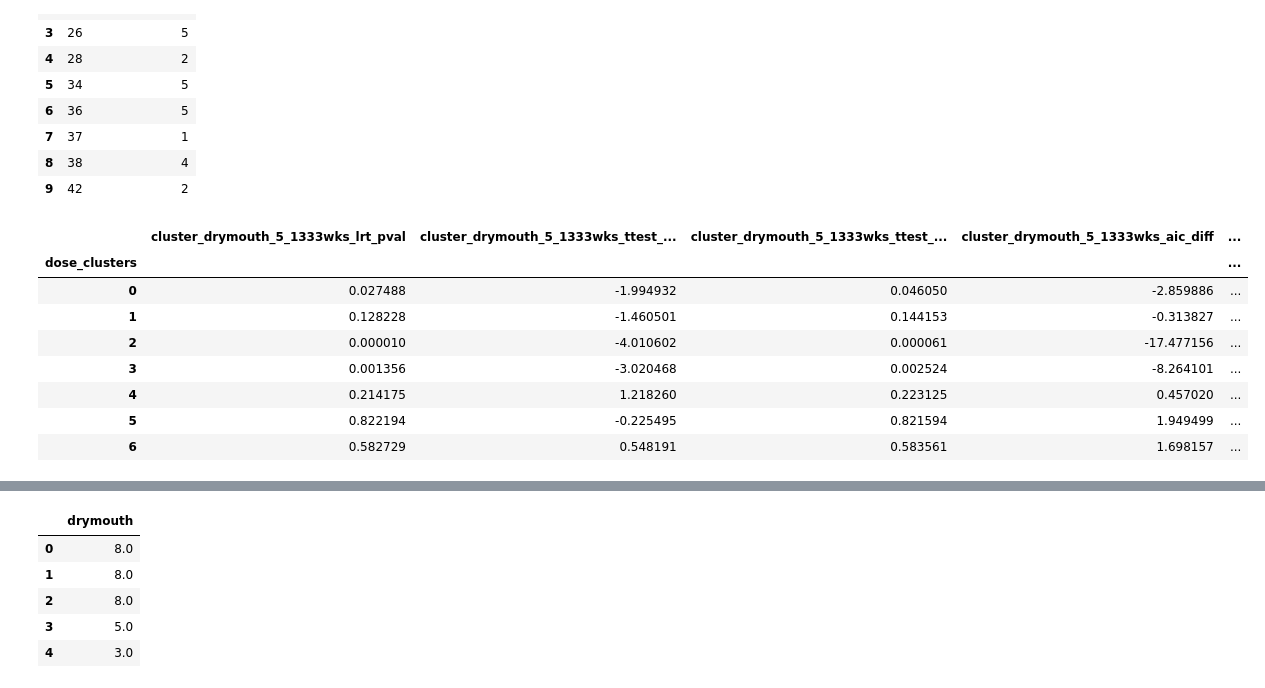
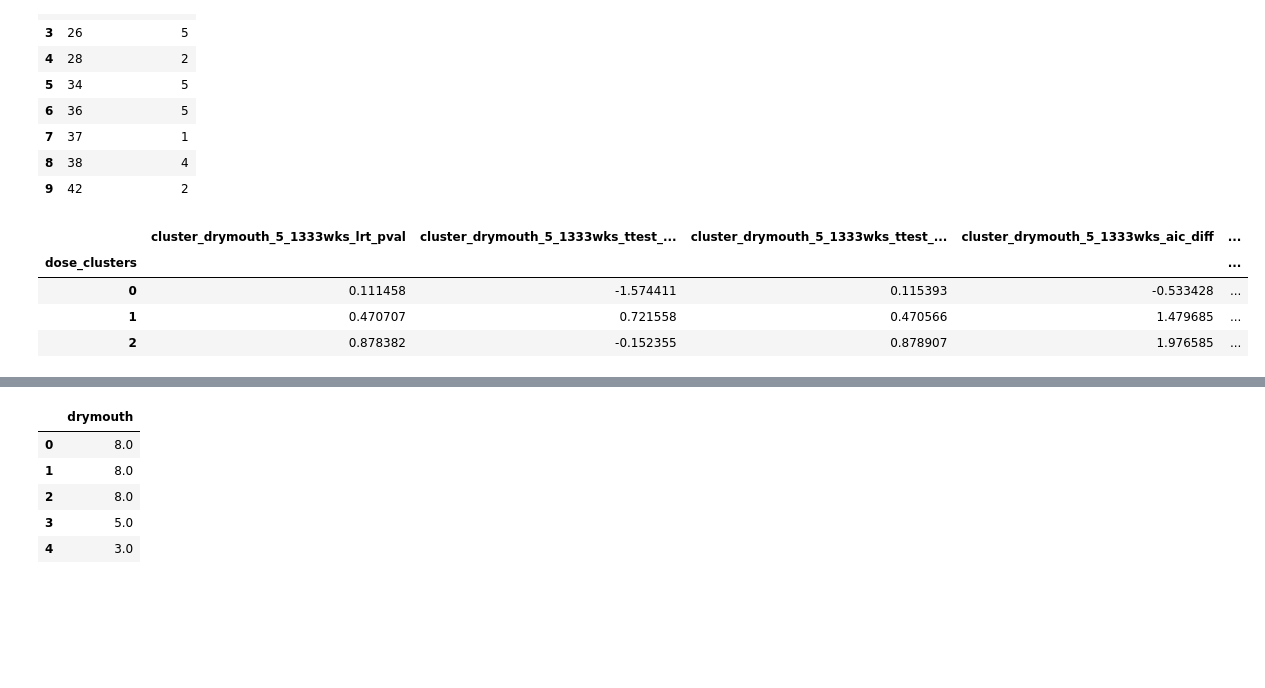
Before and after one commit to ScheWann/QubbedDataAnalysis, a Jupyter notebook: python/3.Clustering_Tutorial_20260421.ipynb, the cells around one changed output, grey strips where cells are left out. Saved outputs shown, nothing was run; the diff lists cells and outputs as text; code cells hidden in the pictures; blank space fills up the shorter version.

```diff
--- a/python/3.Clustering_Tutorial_20260421.ipynb
+++ b/python/3.Clustering_Tutorial_20260421.ipynb
@@ -279,21 +404,36 @@ add_sd_dose_clusters(data,
 | 8 | 38 | 4 |
 | 9 | 42 | 2 |
 # %%
-#we can preform likelihood ratio tests with the clusters and confounders for different binary symptom outcomes.
-#this returns the dataframe with columns with results in the form 'cluster_<symptom>_<threshold>_<timepoint>' for each option tested
-lrt_results = get_cluster_lrt(clusters,
-                              symptoms=['drymouth'], #symptoms to test
-                              confounders=['t4','n3'], #confounders to use in the lrt test
-                              nWeekList=[[13,33]], #list of sets of week. we take the max over each list, so this is max drymouth between 6 weeks and 6 months post treatment
-                              thresholds=[5]) #severity thresholds totest
-lrt_results[['dose_clusters']+[c for c in lrt_results if 'cluster_drymouth_5_1333wks' in c]].groupby('dose_clusters').first()
+# we can preform likelihood ratio tests with the clusters and confounders for different binary symptom outcomes.
+# this returns the dataframe with columns with results in the form 'cluster_<symptom>_<threshold>_<timepoint>' for each option tested
+# lrt_results = get_cluster_lrt(clusters,
+#                               symptoms=['drymouth'], #symptoms to test
+#                               confounders=['t4','n3'], #confounders to use in the lrt test
+#                               nWeekList=[[13,33]], #list of sets of week. we take the max over each list, so this is max drymouth between 6 weeks and 6 months post treatment
+#                               thresholds=[5]) #severity thresholds totest
+lrt_results = get_cluster_lrt(
+    clusters,
+    symptoms=["drymouth"],  # symptoms to test
+    confounders=[
+        "t4",
+        "n3",
+        "hpv",
+        "BOT",
+        "Tonsil",
+        "old",
+        "Parotid_Gland_limit",
+    ],  # confounders to use in the lrt test
+    nWeekList=[
+        [13, 33]
+    ],  # list of sets of week. we take the max over each list, so this is max drymouth between 6 weeks and 6 months post treatment
+    thresholds=[5],
+)  # severity thresholds totest
+lrt_results[
+    ["dose_clusters"] + [c for c in lrt_results if "cluster_drymouth_5_1333wks" in c]
+].groupby("dose_clusters").first()
 # %% [output]
 |  | cluster_drymouth_5_1333wks_lrt_pval | cluster_drymouth_5_1333wks_ttest_... | cluster_drymouth_5_1333wks_ttest_... | cluster_drymouth_5_1333wks_aic_diff | ... |
 | dose_clusters |  |  |  |  | ... |
-| 0 | 0.027488 | -1.994932 | 0.046050 | -2.859886 | ... |
-| 1 | 0.128228 | -1.460501 | 0.144153 | -0.313827 | ... |
-| 2 | 0.000010 | -4.010602 | 0.000061 | -17.477156 | ... |
-| 3 | 0.001356 | -3.020468 | 0.002524 | -8.264101 | ... |
-| 4 | 0.214175 | 1.218260 | 0.223125 | 0.457020 | ... |
-| 5 | 0.822194 | -0.225495 | 0.821594 | 1.949499 | ... |
-| 6 | 0.582729 | 0.548191 | 0.583561 | 1.698157 | ... |
+| 0 | 0.111458 | -1.574411 | 0.115393 | -0.533428 | ... |
+| 1 | 0.470707 | 0.721558 | 0.470566 | 1.479685 | ... |
+| 2 | 0.878382 | -0.152355 | 0.878907 | 1.976585 | ... |
```
Also changed, not shown: parts of 15 cells of this notebook, 2 other files.
